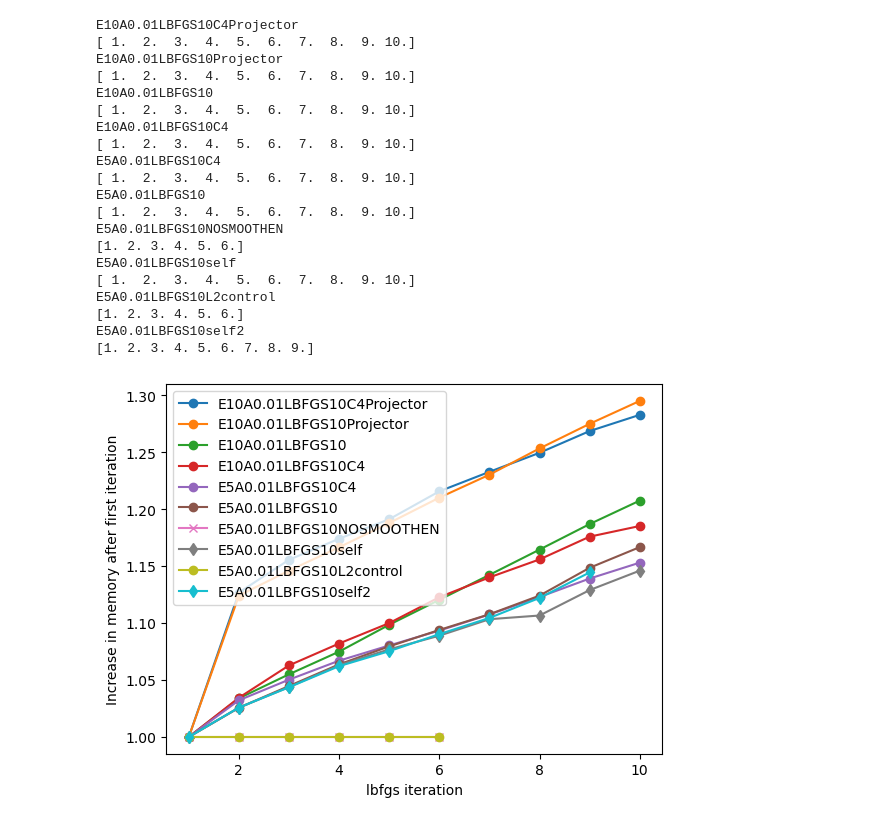
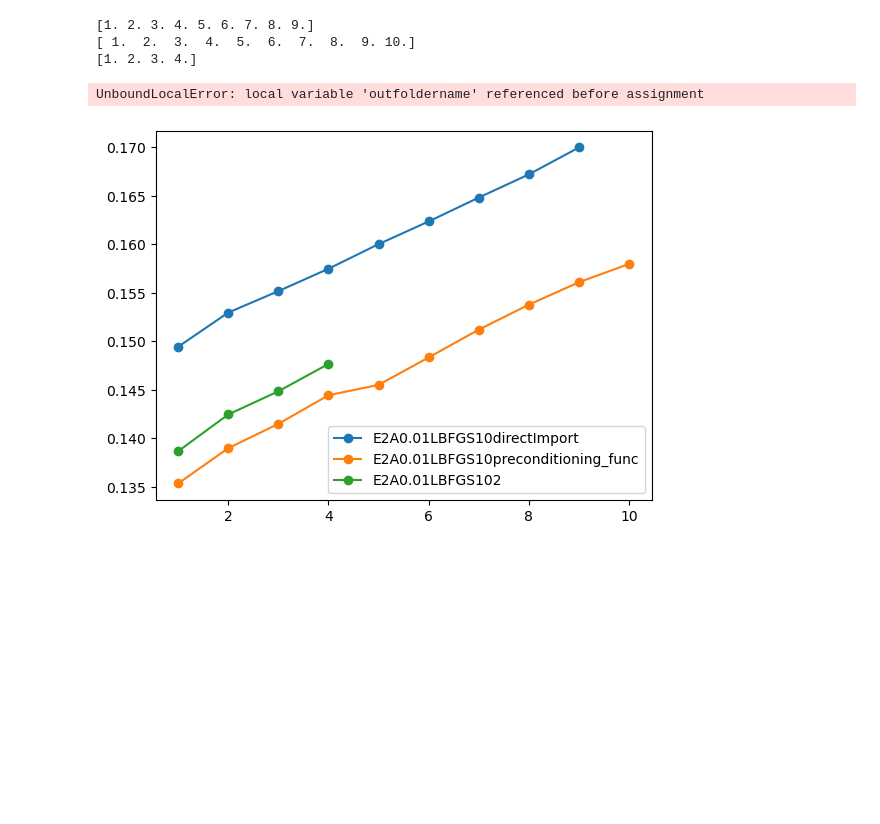
Before and after one commit to JohannesHaubner/mapMRI, a Jupyter notebook: examples/debugging/mem.ipynb, the cells around one changed output. Cells and saved outputs as stored; diff of their text form; code cells hidden in the pictures; blank space fills up the shorter version.

```diff
--- a/examples/debugging/mem.ipynb
+++ b/examples/debugging/mem.ipynb
@@ -19,9 +19,8 @@ slurmids += [437156, 437157]
 
 
 path = pathlib.Path("/home/bastian/D1/registration/cubeslurm/")
-slurmids = list(range(437160, 437164))
 
-slurmids += [437178, 437179, 437193, 437202, 437207, 437212]
+slurmids = [437307, 437328, 437335, 437339]
 
 filenames = [path / (str(slurmid) + "_log_python_srun.txt") for slurmid in slurmids]
 
@@ -31,54 +30,46 @@ filenames = [path / (str(slurmid) + "_log_python_srun.txt") for slurmid in slurm
 
 minm, maxm = 1e16, 0
 for filename in filenames:
 
 
 
     mema, outfoldername = read_memory(filename)
 
     outfoldername = outfoldername.replace("\n", "")
     outfoldername = outfoldername.replace(" ", "")
-    print(outfoldername)
-    print(mema[:, 0])
 
+
+    try:
+        print(mema[:, 0])
+    except IndexError:
+        print(outfoldername, "probably still running init? Continue.")
+        continue
     # minm = min([np.min(mema[:, 1]), minm])
 
     marker = "o"
+    linestyle = "-"
 
     if "self" in outfoldername:
         marker = "d"
 
     if "NOSMOOTHEN" in outfoldername:
         marker = "x"
+    if "nocopy" in outfoldername:
+        linestyle = "--"
 
     minm = None
 
-    plt.plot(mema[:,0], mema[:,1] / mema[0,1], marker=marker, label=outfoldername)
+    plt.plot(mema[:,0], mema[:,1] / (1 + 0 * mema[0,1]), marker=marker, linestyle=linestyle, label=outfoldername)
+    plt.legend()
 
 plt.xlabel("lbfgs iteration")
 plt.ylabel("Increase in memory after first iteration")
-plt.legend()
+plt.xlim(1, None)
 plt.ylim(minm, None)
 plt.show()
 # %% [output]
-E10A0.01LBFGS10C4Projector
+[1. 2. 3. 4. 5. 6. 7. 8. 9.]
 [ 1.  2.  3.  4.  5.  6.  7.  8.  9. 10.]
-E10A0.01LBFGS10Projector
-[ 1.  2.  3.  4.  5.  6.  7.  8.  9. 10.]
-E10A0.01LBFGS10
-[ 1.  2.  3.  4.  5.  6.  7.  8.  9. 10.]
-E10A0.01LBFGS10C4
-[ 1.  2.  3.  4.  5.  6.  7.  8.  9. 10.]
-E5A0.01LBFGS10C4
-[ 1.  2.  3.  4.  5.  6.  7.  8.  9. 10.]
-E5A0.01LBFGS10
-[ 1.  2.  3.  4.  5.  6.  7.  8.  9. 10.]
-E5A0.01LBFGS10NOSMOOTHEN
-[1. 2. 3. 4. 5. 6.]
-E5A0.01LBFGS10self
-[ 1.  2.  3.  4.  5.  6.  7.  8.  9. 10.]
-E5A0.01LBFGS10L2control
-[1. 2. 3. 4. 5. 6.]
-E5A0.01LBFGS10self2
-[1. 2. 3. 4. 5. 6. 7. 8. 9.]
+[1. 2. 3. 4.]
+UnboundLocalError: local variable 'outfoldername' referenced before assignment
-[figure, old version]
+[figure, new version]
```
Also changed, not shown: 5 other files.
